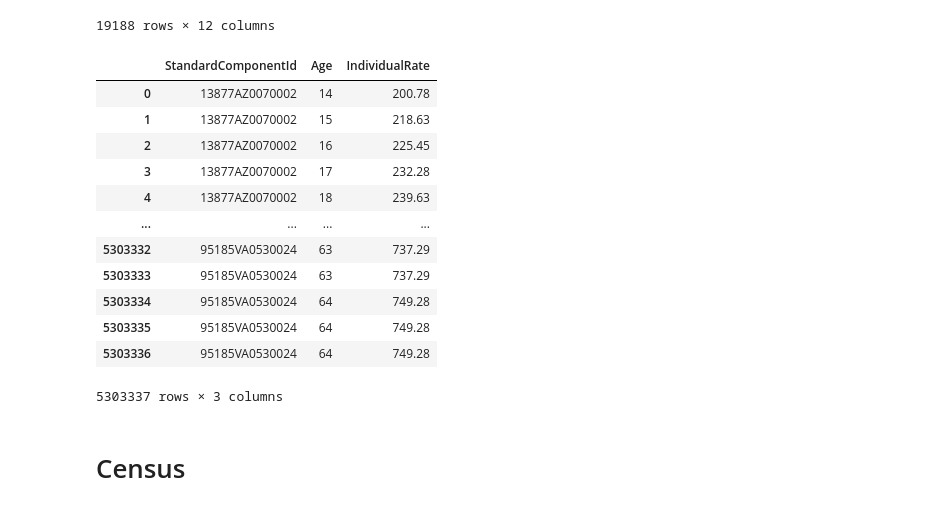
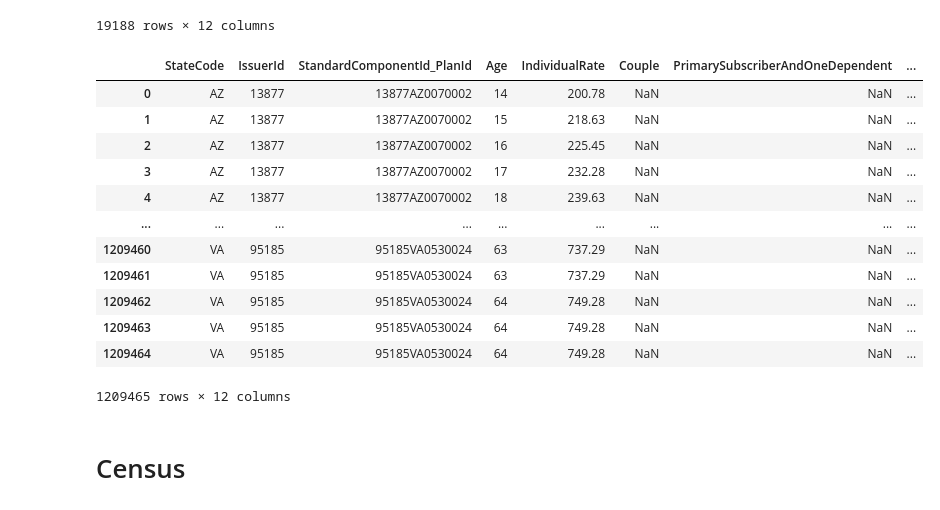
Before and after one commit to CarlosAlvarado-git/Proyecto_Final_BI, a Jupyter notebook: DataPreparation.ipynb, the cells around one changed output. Cells and saved outputs as stored; diff of their text form; code cells hidden in the pictures.

Commit message:
avance con Plan_perfil

```diff
--- a/DataPreparation.ipynb
+++ b/DataPreparation.ipynb
@@ -375,22 +375,24 @@ Planes
 Planes_beneficios = Planes.merge(Benefits_CostSharing[Benefits_CostSharing["IsCovered"] == 'Covered'], left_on="PlanId", right_on="PlanId", how='inner')[['PlanId', 'BenefitName', 'IsEHB', 'IsCovered']]
 # %%
 Rate = Rate.rename(columns={'PlanId': 'StandardComponentId_PlanId'})
-# %%
-Planes.merge(Rate,left_on="StandardComponentId", right_on="StandardComponentId_PlanId", how='inner')[["StandardComponentId", 'Age', 'IndividualRate']]
-# %% [output]
-|  | StandardComponentId | Age | IndividualRate |
-| 0 | 13877AZ0070002 | 14 | 200.78 |
-| 1 | 13877AZ0070002 | 15 | 218.63 |
-| 2 | 13877AZ0070002 | 16 | 225.45 |
-| 3 | 13877AZ0070002 | 17 | 232.28 |
-| 4 | 13877AZ0070002 | 18 | 239.63 |
-| ... | ... | ... | ... |
-| 5303332 | 95185VA0530024 | 63 | 737.29 |
-| 5303333 | 95185VA0530024 | 63 | 737.29 |
-| 5303334 | 95185VA0530024 | 64 | 749.28 |
-| 5303335 | 95185VA0530024 | 64 | 749.28 |
-| 5303336 | 95185VA0530024 | 64 | 749.28 |
-5303337 rows × 3 columns
+# %%
+Rate = Rate.reset_index()
+Rate = Rate.drop(columns=['index'])
+Rate
+# %% [output]
+|  | StateCode | IssuerId | StandardComponentId_PlanId | Age | IndividualRate | Couple | PrimarySubscriberAndOneDependent | ... |
+| 0 | AZ | 13877 | 13877AZ0070002 | 14 | 200.78 | NaN | NaN | ... |
+| 1 | AZ | 13877 | 13877AZ0070002 | 15 | 218.63 | NaN | NaN | ... |
+| 2 | AZ | 13877 | 13877AZ0070002 | 16 | 225.45 | NaN | NaN | ... |
+| 3 | AZ | 13877 | 13877AZ0070002 | 17 | 232.28 | NaN | NaN | ... |
+| 4 | AZ | 13877 | 13877AZ0070002 | 18 | 239.63 | NaN | NaN | ... |
+| ... | ... | ... | ... | ... | ... | ... | ... | ... |
+| 1209460 | VA | 95185 | 95185VA0530024 | 63 | 737.29 | NaN | NaN | ... |
+| 1209461 | VA | 95185 | 95185VA0530024 | 63 | 737.29 | NaN | NaN | ... |
+| 1209462 | VA | 95185 | 95185VA0530024 | 64 | 749.28 | NaN | NaN | ... |
+| 1209463 | VA | 95185 | 95185VA0530024 | 64 | 749.28 | NaN | NaN | ... |
+| 1209464 | VA | 95185 | 95185VA0530024 | 64 | 749.28 | NaN | NaN | ... |
+1209465 rows × 12 columns
 # %% [markdown]
 # Census
 # %%
```
Also changed, not shown: parts of 10 cells of this notebook.
